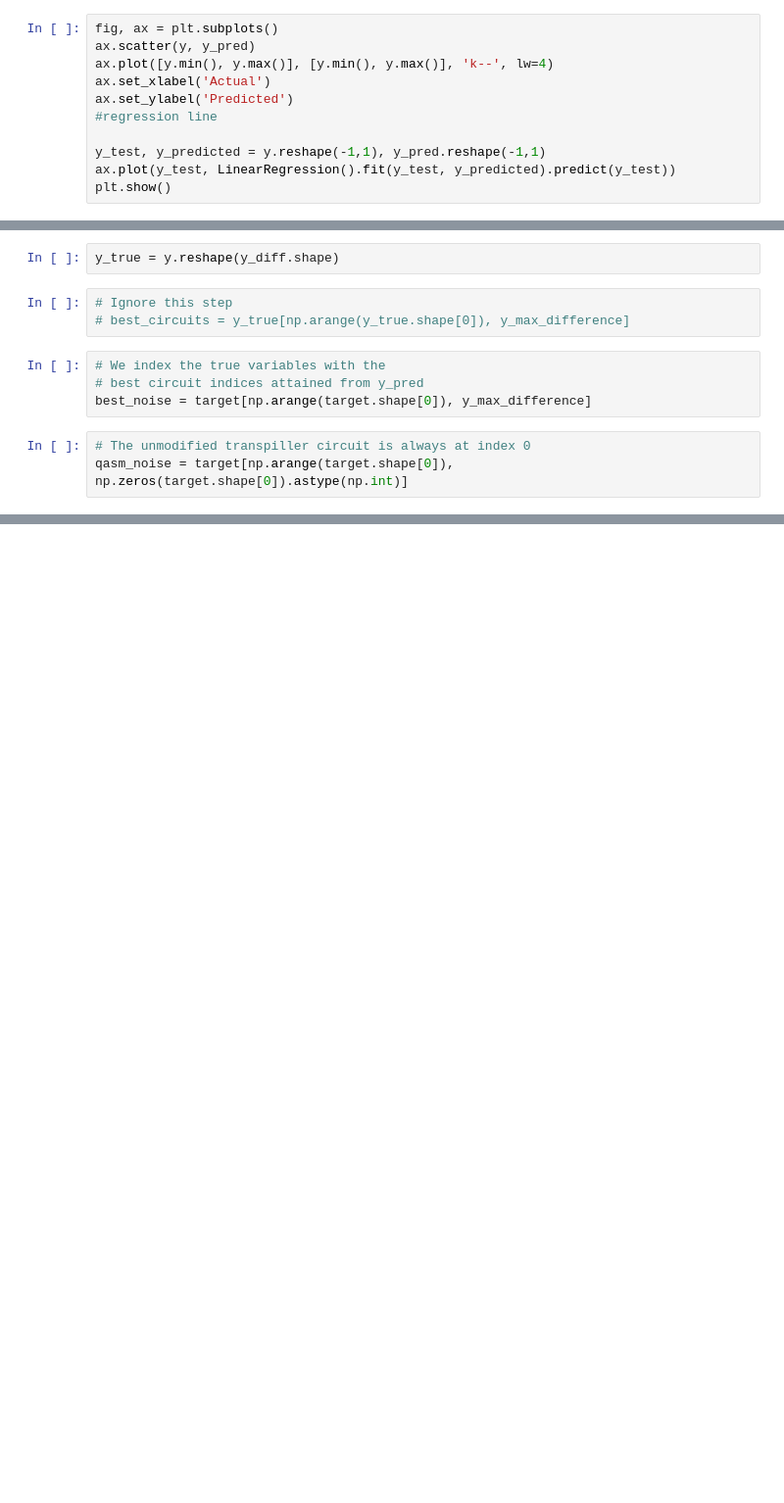
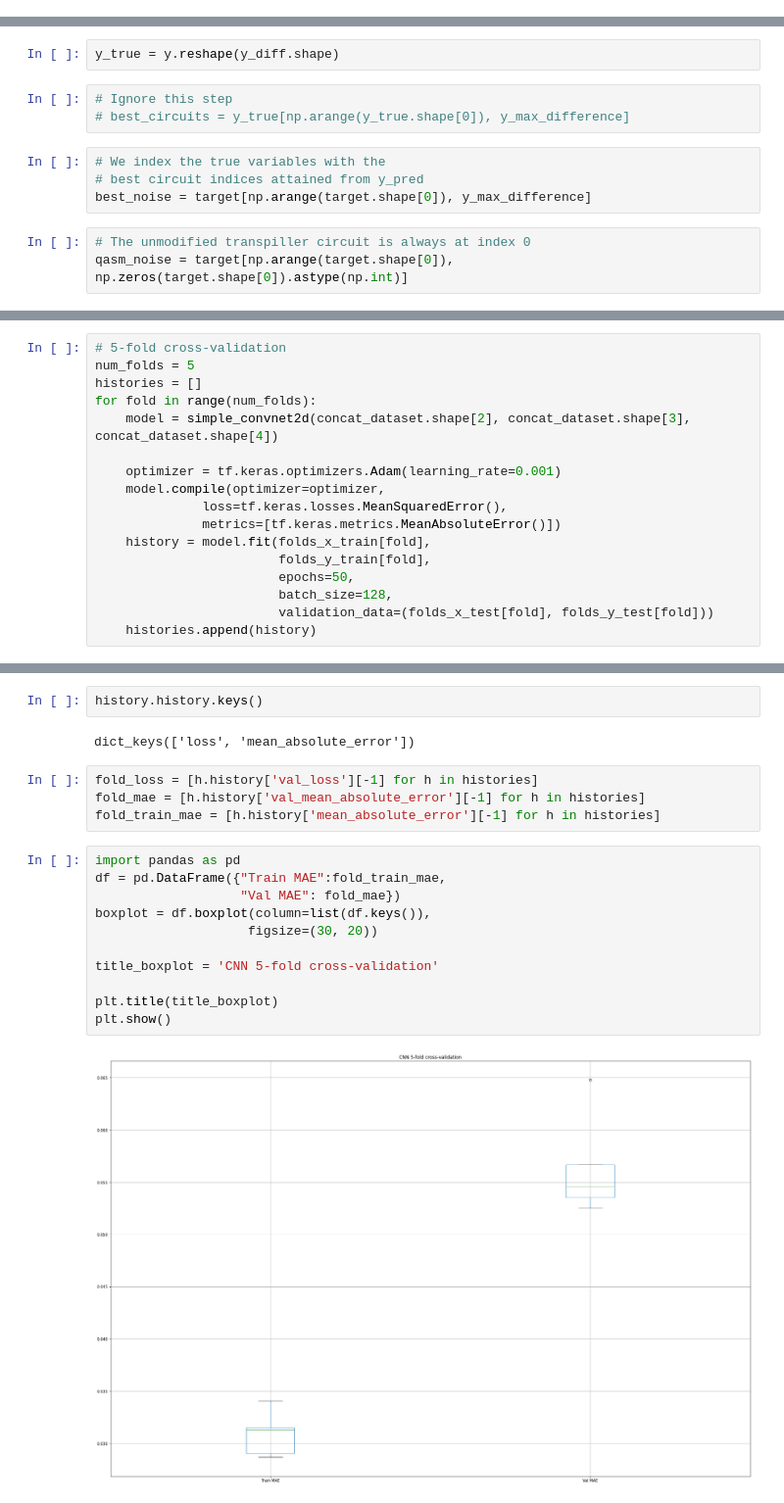
Before and after one commit to miguelmartins/deepq-extension, a Jupyter notebook: notebooks/TrainCNN.ipynb, the cells around one changed output, grey strips where cells are left out. Shown: that part at 98% size. Drawn from its saved outputs; the diff is of its cells as text; blank space fills up the shorter version.

Commit message:
Add 5-fold cross-validation
A 5 fold cross-validation that saves the history object
for each model

```diff
--- a/notebooks/TrainCNN.ipynb
+++ b/notebooks/TrainCNN.ipynb
@@ -106,11 +102,0 @@ r2_score(y, y_pred)
-# %%
-fig, ax = plt.subplots()
-ax.scatter(y, y_pred)
-ax.plot([y.min(), y.max()], [y.min(), y.max()], 'k--', lw=4)
-ax.set_xlabel('Actual')
-ax.set_ylabel('Predicted')
-#regression line
-
-y_test, y_predicted = y.reshape(-1,1), y_pred.reshape(-1,1)
-ax.plot(y_test, LinearRegression().fit(y_test, y_predicted).predict(y_test))
-plt.show()
@@ -159,0 +168,17 @@ np.mean(best_noise), np.mean(qasm_noise)
+# %%
+# 5-fold cross-validation
+num_folds = 5
+histories = []
+for fold in range(num_folds):
+    model = simple_convnet2d(concat_dataset.shape[2], concat_dataset.shape[3], concat_dataset.shape[4])
+
+    optimizer = tf.keras.optimizers.Adam(learning_rate=0.001)
+    model.compile(optimizer=optimizer,
+              loss=tf.keras.losses.MeanSquaredError(),
+              metrics=[tf.keras.metrics.MeanAbsoluteError()])
+    history = model.fit(folds_x_train[fold],
+                        folds_y_train[fold],
+                        epochs=50,
+                        batch_size=128,
+                        validation_data=(folds_x_test[fold], folds_y_test[fold]))
+    histories.append(history)
@@ -159,0 +203,21 @@ np.mean(best_noise), np.mean(qasm_noise)
+# %%
+history.history.keys()
+# %% [output]
+dict_keys(['loss', 'mean_absolute_error'])
+# %%
+fold_loss = [h.history['val_loss'][-1] for h in histories]
+fold_mae = [h.history['val_mean_absolute_error'][-1] for h in histories]
+fold_train_mae = [h.history['mean_absolute_error'][-1] for h in histories]
+# %%
+import pandas as pd
+df = pd.DataFrame({"Train MAE":fold_train_mae,
+                   "Val MAE": fold_mae})
+boxplot = df.boxplot(column=list(df.keys()),
+                    figsize=(30, 20))
+
+title_boxplot = 'CNN 5-fold cross-validation'
+
+plt.title(title_boxplot)
+plt.show()
+# %% [output]
+[figure, added]
```
Also changed, not shown: parts of 10 cells of this notebook.
